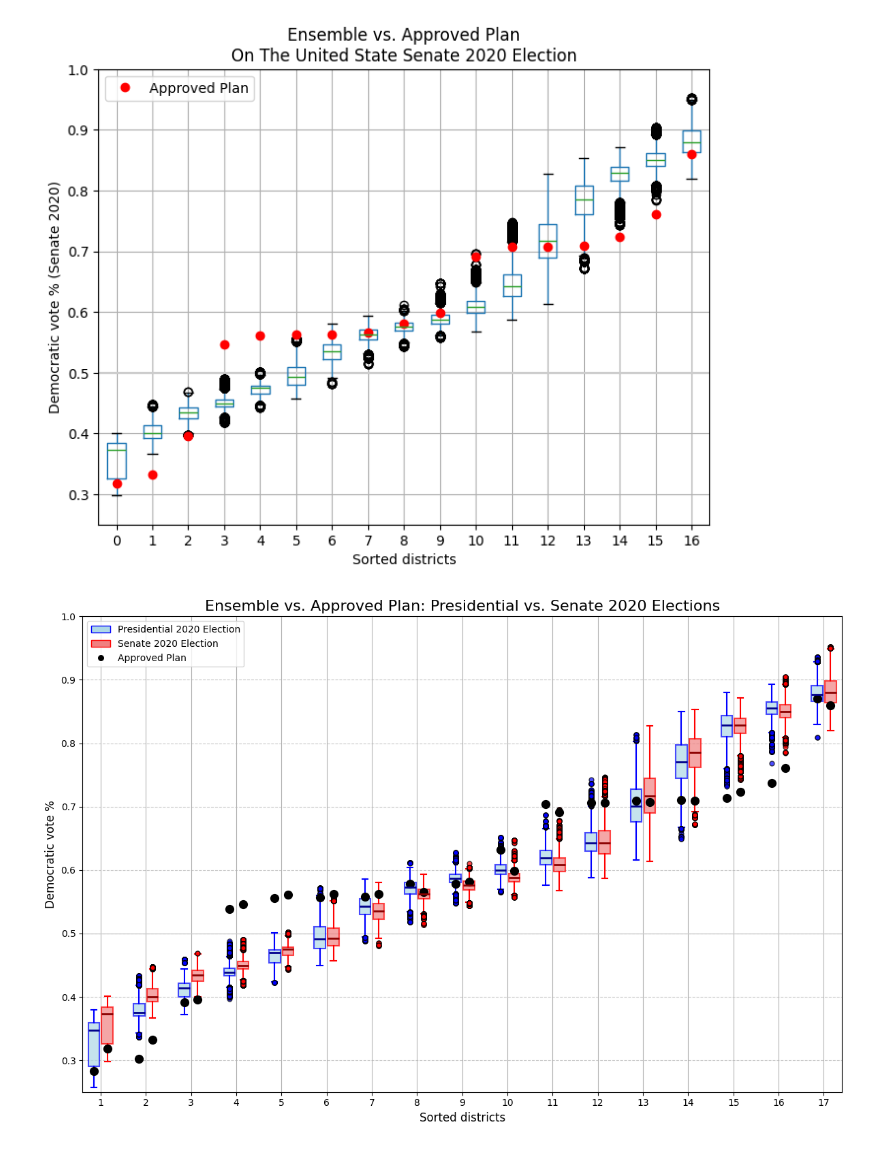
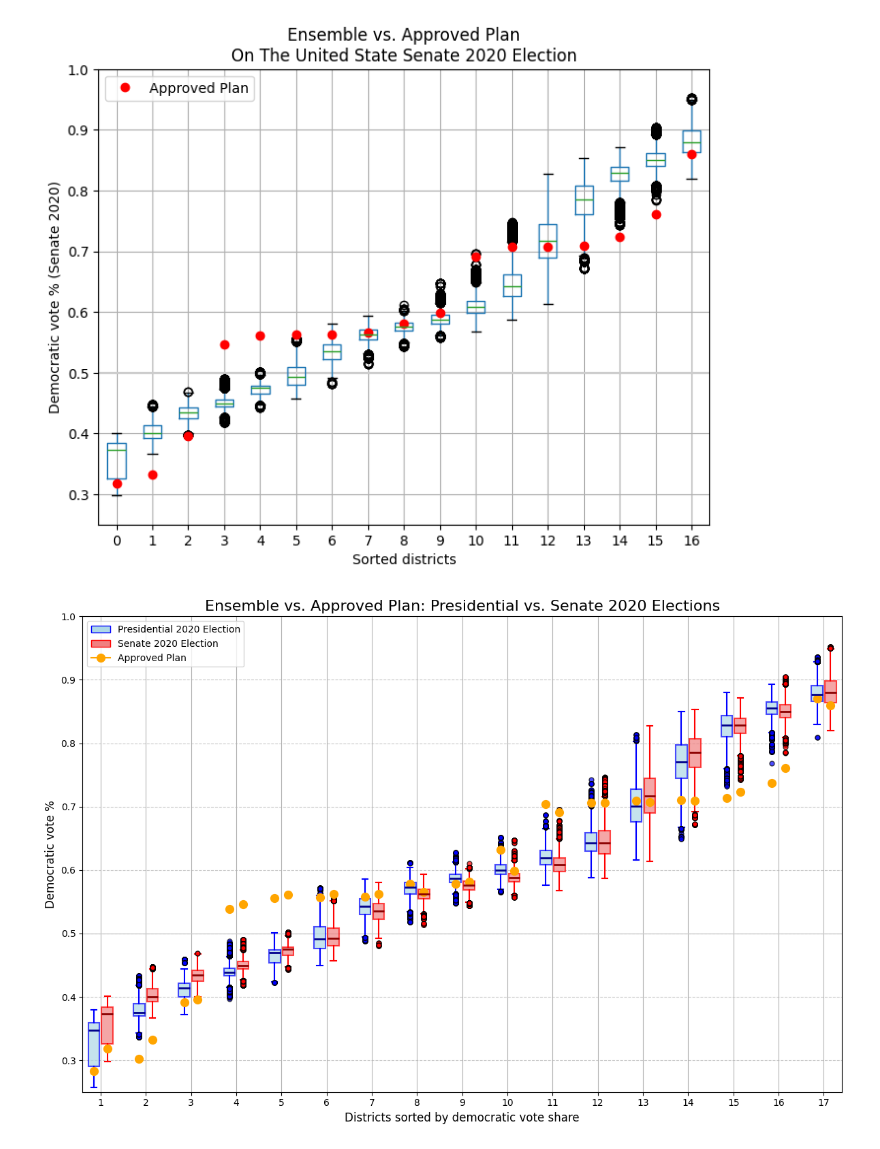
Before and after one commit to tclvanessa/Gerrymandering-Analysis-on-Illinois, a Jupyter notebook: illinois/B_8_IL_plot.ipynb, the cells around one changed output. Saved outputs shown, nothing was run; the diff lists cells and outputs as text; code cells hidden in the pictures.

Commit message:
MOD: colors in combined boxplot

```diff
--- a/illinois/B_8_IL_plot.ipynb
+++ b/illinois/B_8_IL_plot.ipynb
@@ -386,42 +386,42 @@ for flier in bp_senate['fliers']:
     flier.set(marker='o', markerfacecolor='red', markersize=5, alpha=0.7)
 
 # Plot approved plans
-ax.plot(positions_pres, dem_percents_pre20_approved_plan[0], 'ko', markersize=8,
-        markeredgecolor='black', markeredgewidth=1.5)
-ax.plot(positions_senate, dem_percents_uss20_approved_plan[0], 'ko', markersize=8,
-        markeredgecolor='black', markeredgewidth=1.5)
+ax.plot(positions_pres, dem_percents_pre20_approved_plan[0], 'o', markersize=8,
+        markeredgecolor='orange', markeredgewidth=1.5, markerfacecolor='orange')
+ax.plot(positions_senate, dem_percents_uss20_approved_plan[0], 'o', markersize=8,
+        markeredgecolor='orange', markeredgewidth=1.5, markerfacecolor='orange')
 
 # Annotate
 ax.set_title("Ensemble vs. Approved Plan: Presidential vs. Senate 2020 Elections", fontsize=16)
 ax.set_ylabel("Democratic vote %", fontsize=12)
-ax.set_xlabel("Sorted districts", fontsize=12)
+ax.set_xlabel("Districts sorted by democratic vote share", fontsize=12)
 ax.set_ylim(0.25, 1)
 ax.set_yticks([0.3, 0.4, 0.5, 0.6, 0.7, 0.8, 0.9, 1])
 
 # Set x-axis ticks at the middle of each district pair
 ax.set_xticks(np.arange(num_districts) * 2)
 ax.set_xticklabels(range(1, num_districts + 1))
 
 # Create custom legend handles
 import matplotlib.patches as mpatches
 from matplotlib.lines import Line2D
 
 # Create custom handles for the legend
 pres_box = mpatches.Patch(color='lightblue', ec='blue', label='Presidential 2020 Election')
 senate_box = mpatches.Patch(color='lightcoral', ec='red', label='Senate 2020 Election')
-approved_plan_point = Line2D([0], [0], marker='o', color='w', markerfacecolor='k',
+approved_plan_point = Line2D([0], [0], marker='o', color='orange', markerfacecolor='orange',
                     markeredgewidth=1.5, markersize=8,
                     label='Approved Plan')
 
 # Add the custom legend with both box plots and points
 ax.legend(handles=[pres_box, senate_box, approved_plan_point],
           loc="upper left", fontsize=10)
 
 # Add a grid for better readability
 ax.grid(axis='y', linestyle='--', alpha=0.7)
 
 plt.tight_layout()
 plt.savefig('images/IL_combined_elections_boxplot.svg')
 plt.show()
 # %% [output]
-[figure, old version]
+[figure, new version]
```
